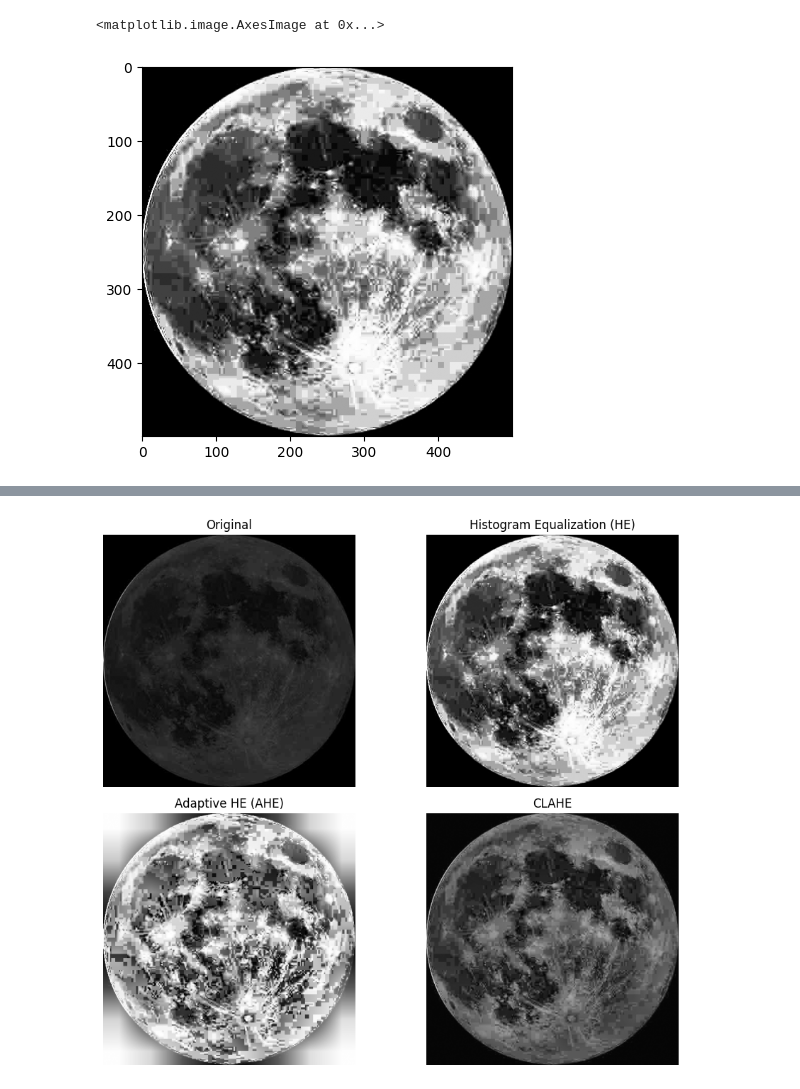
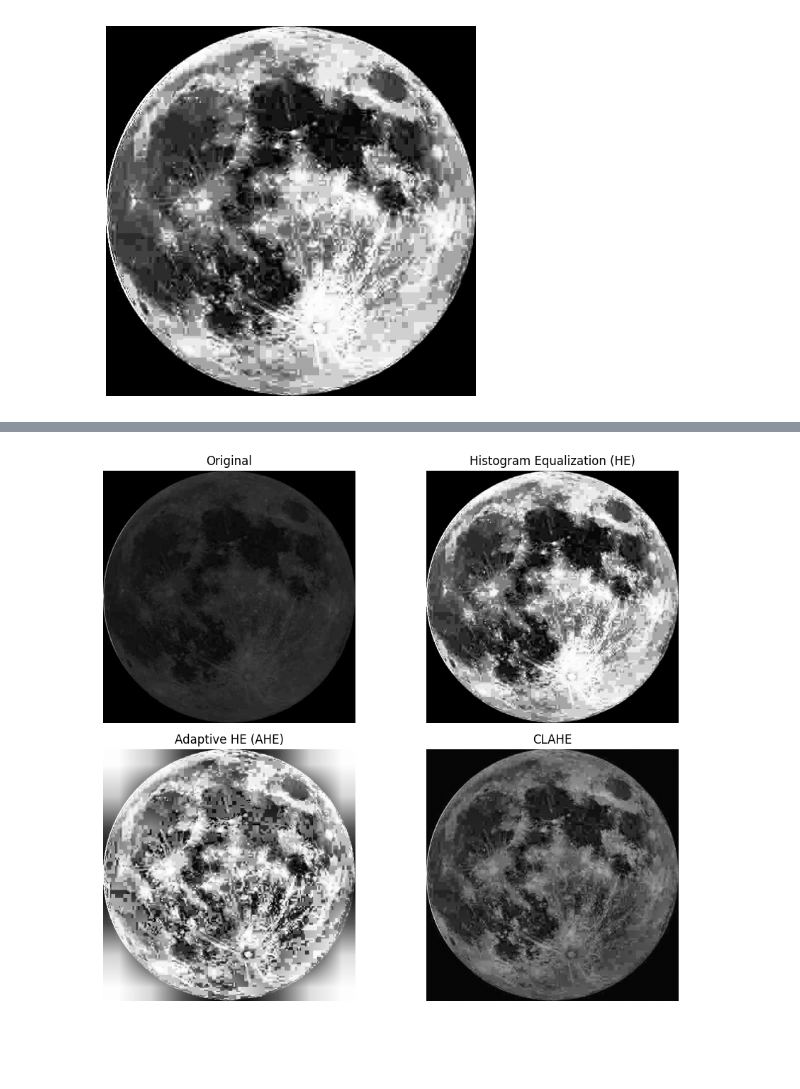
Before and after one commit to Johyeonwoooooooo/Algorithm, a Jupyter notebook: computer_graphics_assignment/equalization.ipynb, the cells around one changed output, grey strips where cells are left out. Drawn from its saved outputs; the diff is of its cells as text; code cells hidden in the pictures; blank space fills up the shorter version.

```diff
--- a/computer_graphics_assignment/equalization.ipynb
+++ b/computer_graphics_assignment/equalization.ipynb
@@ -11,22 +11,24 @@ plt.imshow(original_img, cmap='gray')
 # %%
 def histogram_equalization(img):
     img = np.array(img)
     hist = np.zeros(256)
     for pixel in img.flatten():
         hist[pixel] += 1
 
     pdf = hist / img.size
     cdf = np.cumsum(pdf)
     mapping = np.floor(255 * cdf).astype(np.uint8)
     equalized_img = mapping[img]
 
     return equalized_img
 
 he_image = histogram_equalization(original_img)
+
+plt.axis('off')
 plt.imshow(he_image, cmap='gray')
+plt.show()
 # %% [output]
-<matplotlib.image.AxesImage at 0x...>
-[figure, old version]
+[figure, new version]
 # %%
 def ahe(img, tile_size):
     img = np.array(img)
```
Also changed, not shown: parts of 4 cells of this notebook.
